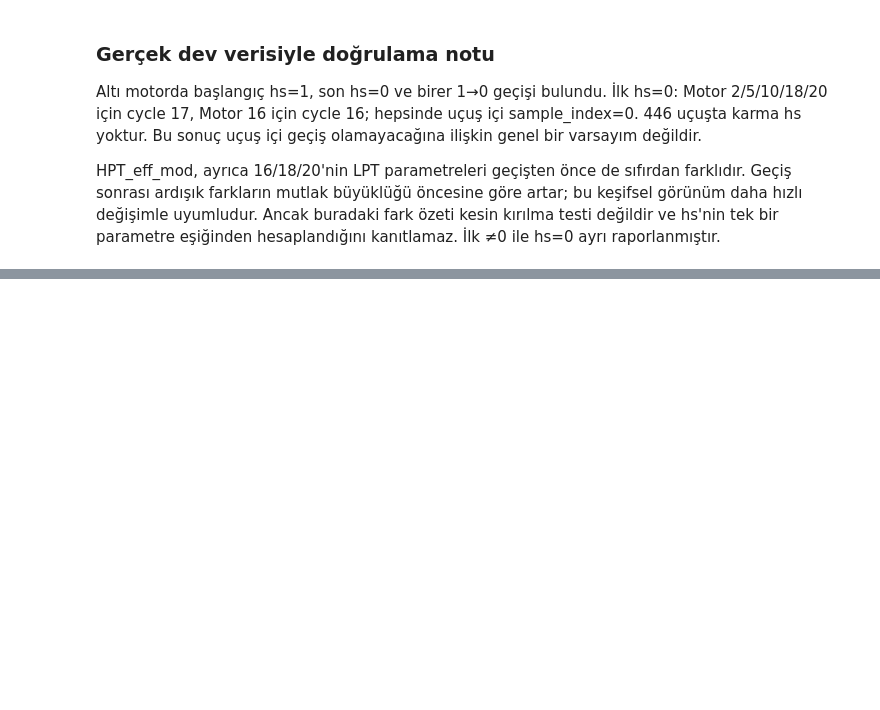
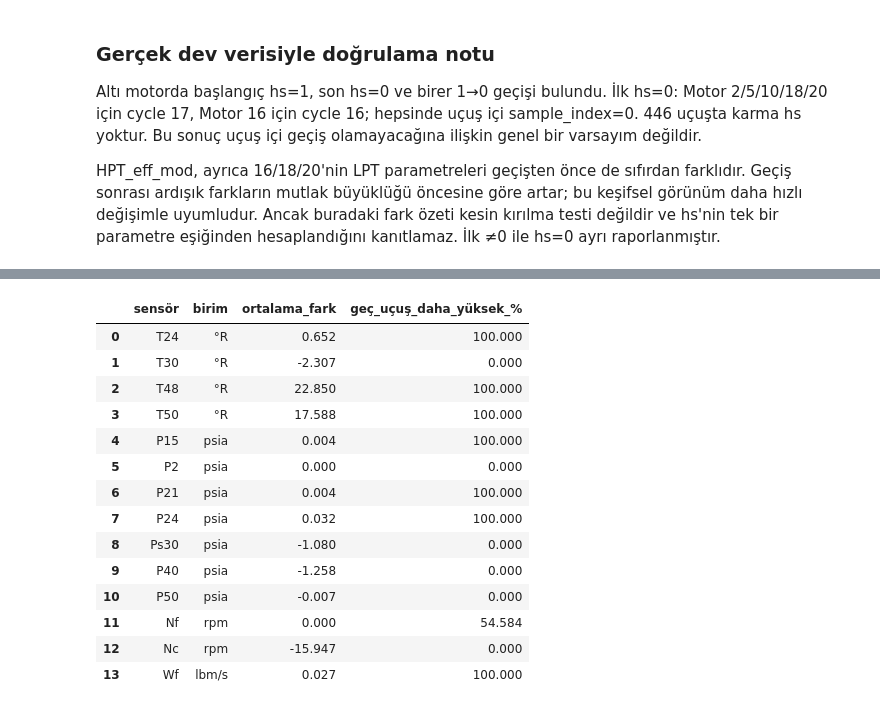
Before and after one commit to ilkinsoydas/End-to-End-PdM-Pipeline, a Jupyter notebook: n_cmapss/notebooks/04_DS02_Lifecycle_Degradation_Analysis.ipynb, the cells around one changed output, grey strips where cells are left out. Drawn from its saved outputs; the diff is of its cells as text; code cells hidden in the pictures; blank space fills up the shorter version.

```diff
--- a/n_cmapss/notebooks/04_DS02_Lifecycle_Degradation_Analysis.ipynb
+++ b/n_cmapss/notebooks/04_DS02_Lifecycle_Degradation_Analysis.ipynb
@@ -675,0 +853,23 @@ HPT_eff_mod, ayrıca 16/18/20'nin LPT parametreleri geçişten önce de sıfırd
+# %%
+selected_early = 15
+selected_late = 81
+
+with h5py.File(h5_path, "r") as h5:
+    early_flight = read_flight(
+        h5, comparison_unit, selected_early
+    )
+    late_flight = read_flight(
+        h5, comparison_unit, selected_late
+    )
+
+print("Seçilen uçuşlar:", selected_early, "ve", selected_late)
+print("Örnek sayıları:", len(early_flight), len(late_flight))
+
+for condition in conditions:
+    maximum_difference = np.max(
+        np.abs(
+            early_flight[condition].to_numpy()
+            - late_flight[condition].to_numpy()
+        )
+    )
+    print(condition, "en büyük fark:", maximum_difference)
@@ -675,0 +933,34 @@ HPT_eff_mod, ayrıca 16/18/20'nin LPT parametreleri geçişten önce de sıfırd
+# %%
+comparison_rows = []
+
+for sensor_name in physical_sensors:
+    difference = (
+        late_flight[sensor_name].to_numpy()
+        - early_flight[sensor_name].to_numpy()
+    )
+
+    comparison_rows.append({
+        "sensör": sensor_name,
+        "birim": variable_unit(sensor_name),
+        "ortalama_fark": difference.mean(),
+        "geç_uçuş_daha_yüksek_%": 100 * np.mean(difference > 0),
+    })
+
+sensor_comparison = pd.DataFrame(comparison_rows)
+display(sensor_comparison.round(3))
+# %% [output]
+|  | sensör | birim | ortalama_fark | geç_uçuş_daha_yüksek_% |
+| 0 | T24 | °R | 0.652 | 100.000 |
+| 1 | T30 | °R | -2.307 | 0.000 |
+| 2 | T48 | °R | 22.850 | 100.000 |
+| 3 | T50 | °R | 17.588 | 100.000 |
+| 4 | P15 | psia | 0.004 | 100.000 |
+| 5 | P2 | psia | 0.000 | 0.000 |
+| 6 | P21 | psia | 0.004 | 100.000 |
+| 7 | P24 | psia | 0.032 | 100.000 |
+| 8 | Ps30 | psia | -1.080 | 0.000 |
+| 9 | P40 | psia | -1.258 | 0.000 |
+| 10 | P50 | psia | -0.007 | 0.000 |
+| 11 | Nf | rpm | 0.000 | 54.584 |
+| 12 | Nc | rpm | -15.947 | 0.000 |
+| 13 | Wf | lbm/s | 0.027 | 100.000 |
```
Also changed, not shown: parts of 29 cells of this notebook.
